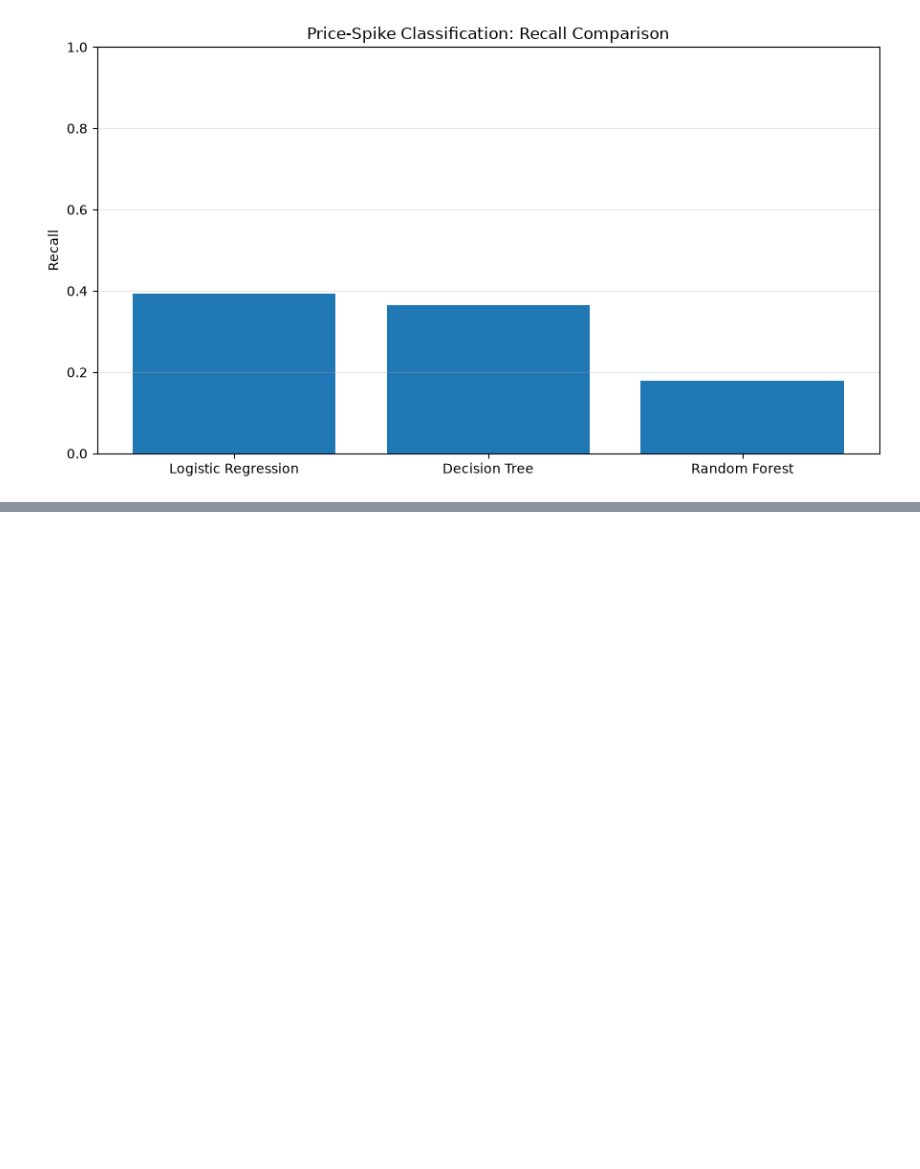
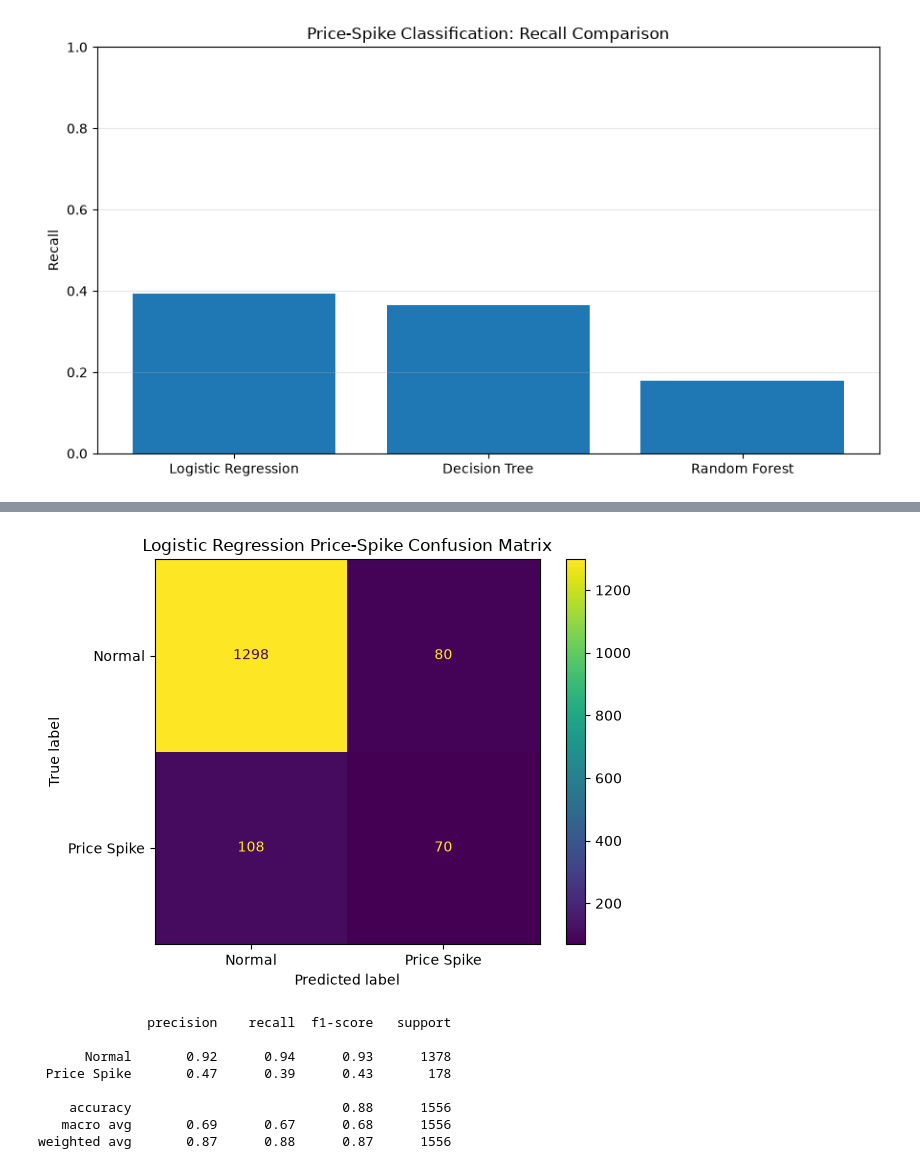
Before and after one commit to klm2109/australian-energy-market-analytics, a Jupyter notebook: notebooks/machine learning.ipynb, the cells around one changed output, grey strips where cells are left out. Drawn from its saved outputs; the diff is of its cells as text; code cells hidden in the pictures; blank space fills up the shorter version.

```diff
--- a/notebooks/machine learning.ipynb
+++ b/notebooks/machine learning.ipynb
@@ -541,0 +546,27 @@ may be required for effective price-spike detection.
+# %%
+ConfusionMatrixDisplay.from_predictions(
+    y_test_cls,
+    log_pred,
+    display_labels=["Normal", "Price Spike"],
+    values_format="d"
+)
+plt.title("Logistic Regression Price-Spike Confusion Matrix")
+plt.tight_layout()
+plt.show()
+
+print(classification_report(
+    y_test_cls,
+    log_pred,
+    target_names=["Normal", "Price Spike"],
+    zero_division=0
+))
+# %% [output]
+[figure, added]
+              precision    recall  f1-score   support
+
+      Normal       0.92      0.94      0.93      1378
+ Price Spike       0.47      0.39      0.43       178
+
+    accuracy                           0.88      1556
+   macro avg       0.69      0.67      0.68      1556
+weighted avg       0.87      0.88      0.87      1556
```
Also changed, not shown: parts of 11 cells of this notebook.
